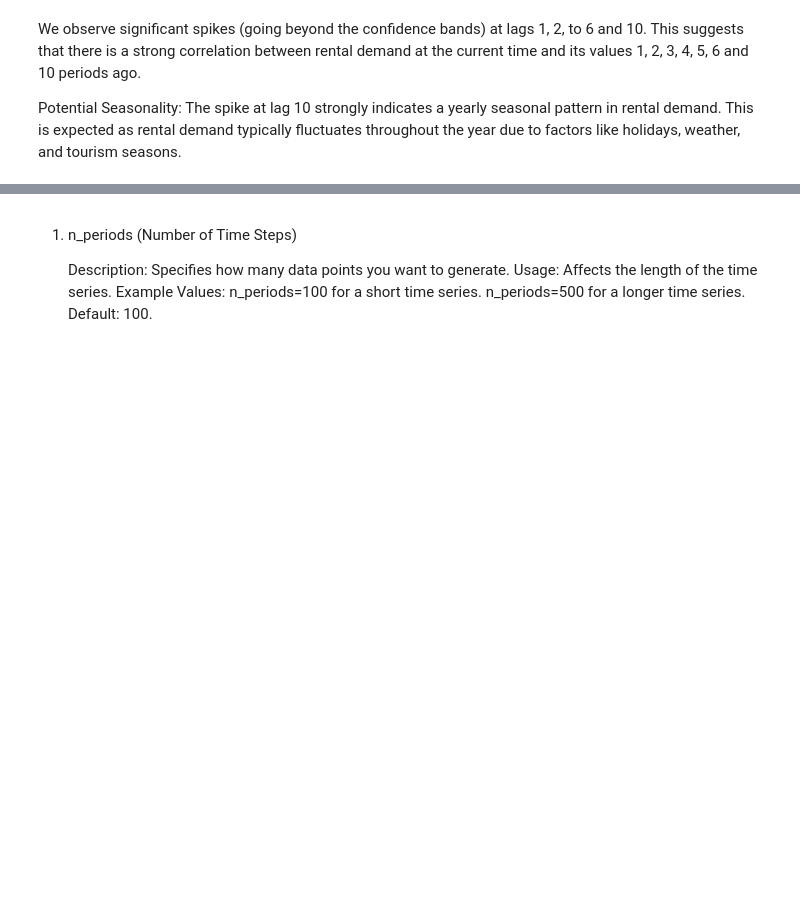
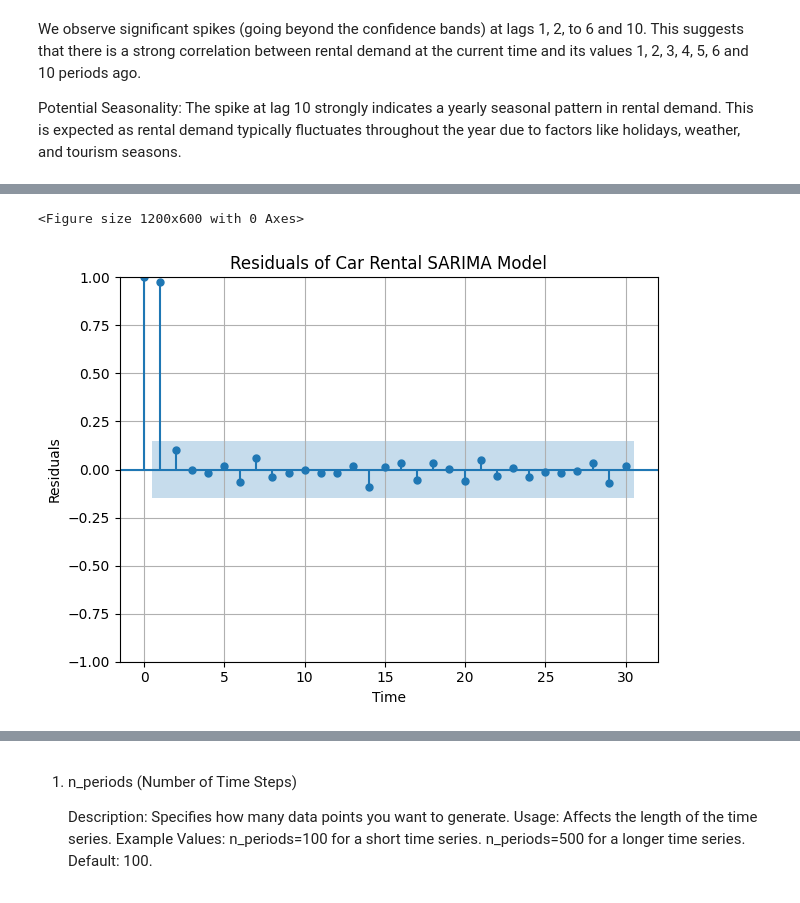
Before and after one commit to ovieimara/ITNPBD4, a Jupyter notebook: TS_generation.ipynb, the cells around one changed output, grey strips where cells are left out. Cells and saved outputs as stored; diff of their text form; code cells hidden in the pictures; blank space fills up the shorter version.

```diff
--- a/TS_generation.ipynb
+++ b/TS_generation.ipynb
@@ -448,0 +500,11 @@ plt.show()
+# %%
+residual = car_rental_sarima_model.arima_res_.resid
+
+title = "Residuals of Car Rental SARIMA Model"
+x_label = "Time"
+y_label = "Residuals"
+
+plot_fn(df, y_col, plot_pacf, title, x_label, y_label, lags=30)
+# %% [output]
+<Figure size 1200x600 with 0 Axes>
+[figure, added]
```
Also changed, not shown: parts of 38 cells of this notebook.
